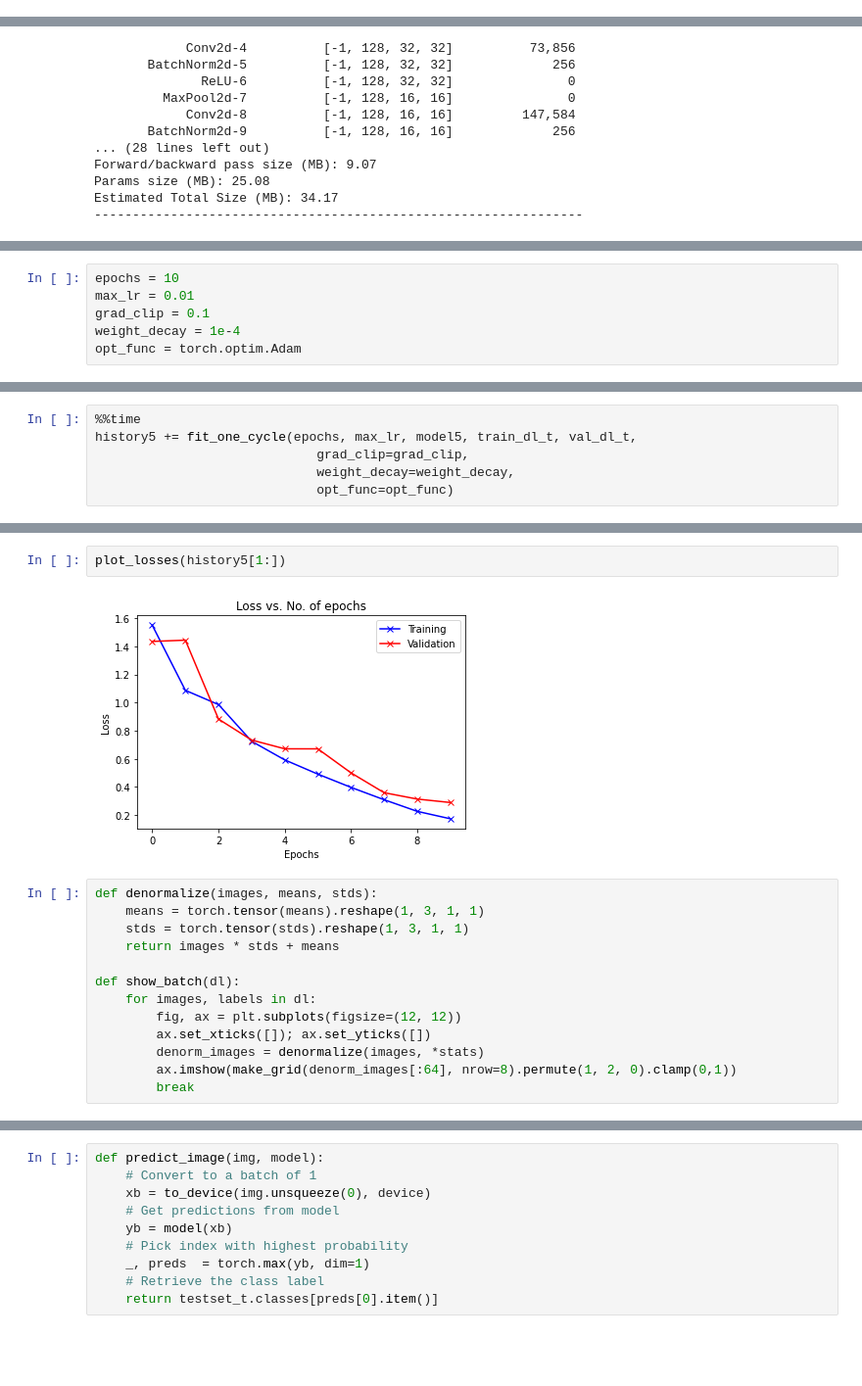
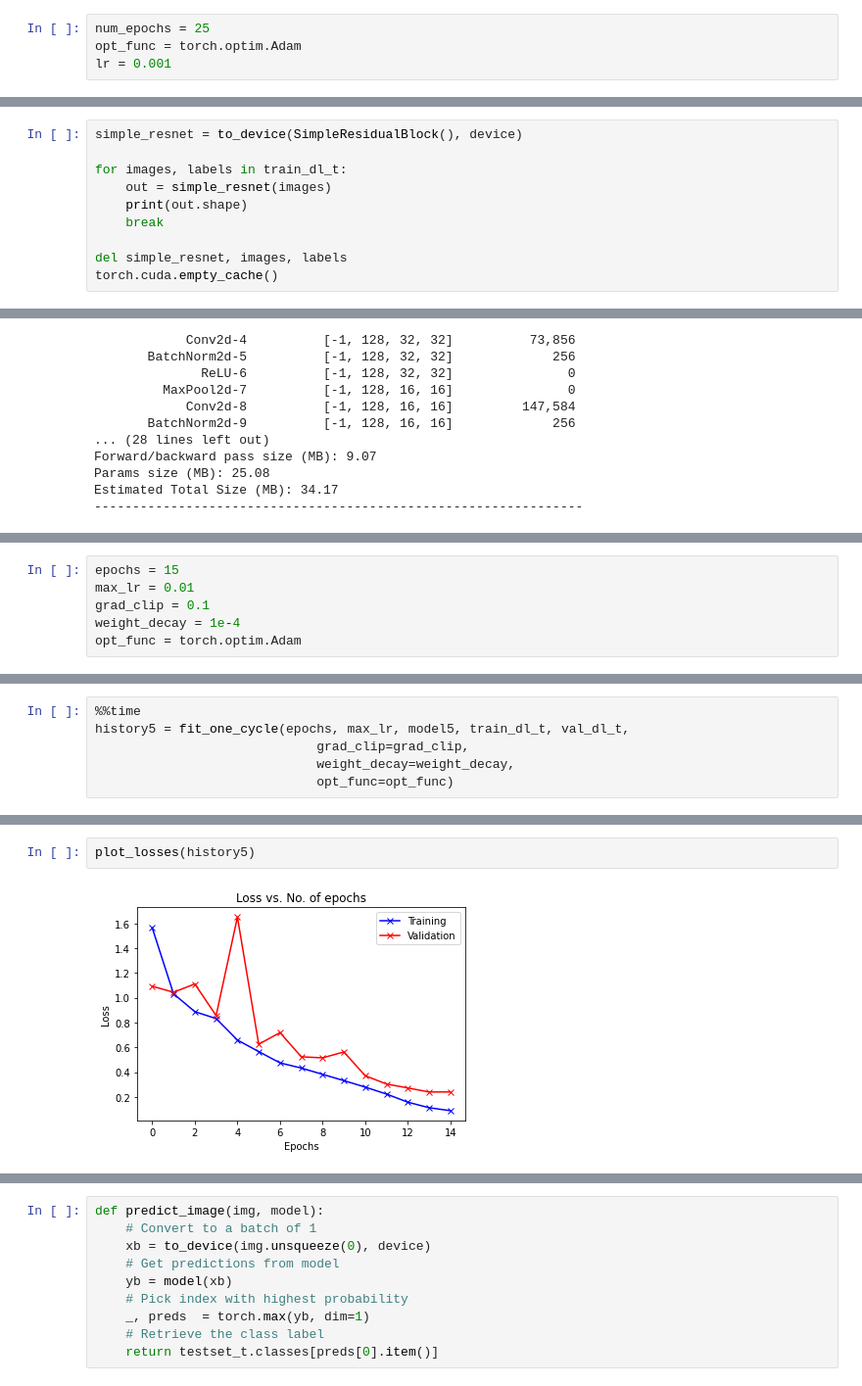
Before and after one commit to Satpat/Convulated-CIFAR10, a Jupyter notebook: code.ipynb, the cells around one changed output, grey strips where cells are left out. Shown at 98% size. Cells and saved outputs as stored; diff of their text form; blank space fills up the shorter version.

```diff
--- a/code.ipynb
+++ b/code.ipynb
@@ -579,6 +579,10 @@ Forward/backward pass size (MB): 1.38
 Params size (MB): 0.66
 Estimated Total Size (MB): 2.06
 ----------------------------------------------------------------
+# %%
+num_epochs = 25
+opt_func = torch.optim.Adam
+lr = 0.001
 # %%
 %%time
 history4 = fit(num_epochs, lr, model4, train_dl_t, val_dl_t, opt_func)
@@ -624,3 +628,13 @@ class SimpleResidualBlock(nn.Module):
         out = self.relu1(out)
         out = self.conv2(out)
         return self.relu2(out) + x # ReLU can be applied before or after adding the input
+# %%
+simple_resnet = to_device(SimpleResidualBlock(), device)
+
+for images, labels in train_dl_t:
+    out = simple_resnet(images)
+    print(out.shape)
+    break
+
+del simple_resnet, images, labels
+torch.cuda.empty_cache()
@@ -751,5 +767,5 @@ test_dl_t = DeviceDataLoader(testloader, device)
 # %%
-epochs = 10
+epochs = 15
 max_lr = 0.01
 grad_clip = 0.1
 weight_decay = 1e-4
@@ -762,6 +777,6 @@ history5
 # %%
 %%time
-history5 += fit_one_cycle(epochs, max_lr, model5, train_dl_t, val_dl_t,
+history5 = fit_one_cycle(epochs, max_lr, model5, train_dl_t, val_dl_t,
                              grad_clip=grad_clip,
                              weight_decay=weight_decay,
                              opt_func=opt_func)
@@ -785,17 +805,4 @@ plot_accuracies(history5[1:])
 # %%
-plot_losses(history5[1:])
+plot_losses(history5)
 # %% [output]
-[figure, old version]
+[figure, new version]
-# %%
-def denormalize(images, means, stds):
-    means = torch.tensor(means).reshape(1, 3, 1, 1)
-    stds = torch.tensor(stds).reshape(1, 3, 1, 1)
-    return images * stds + means
-
-def show_batch(dl):
-    for images, labels in dl:
-        fig, ax = plt.subplots(figsize=(12, 12))
-        ax.set_xticks([]); ax.set_yticks([])
-        denorm_images = denormalize(images, *stats)
-        ax.imshow(make_grid(denorm_images[:64], nrow=8).permute(1, 2, 0).clamp(0,1))
-        break
```
Also changed, not shown: parts of 48 cells of this notebook.
